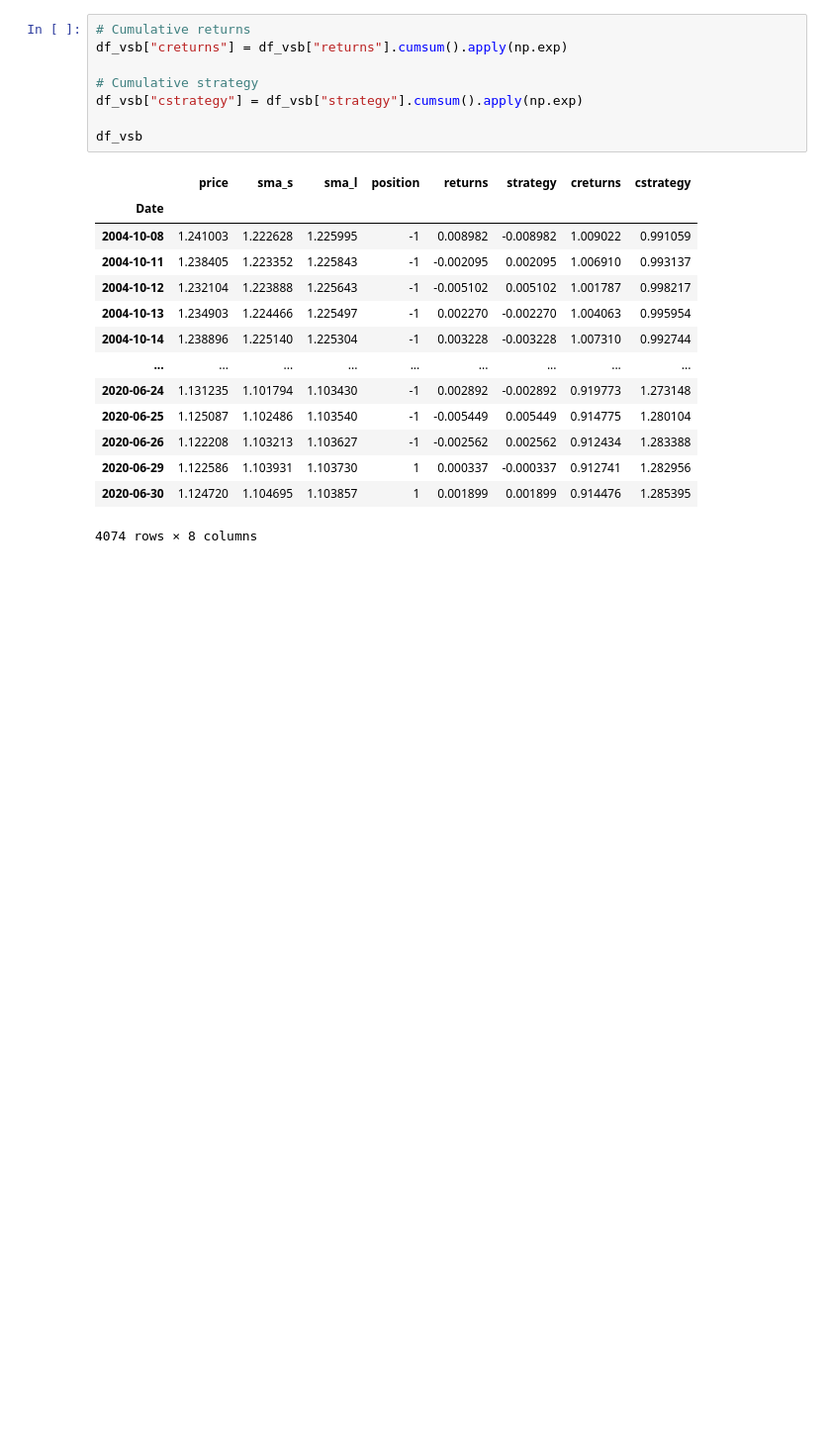
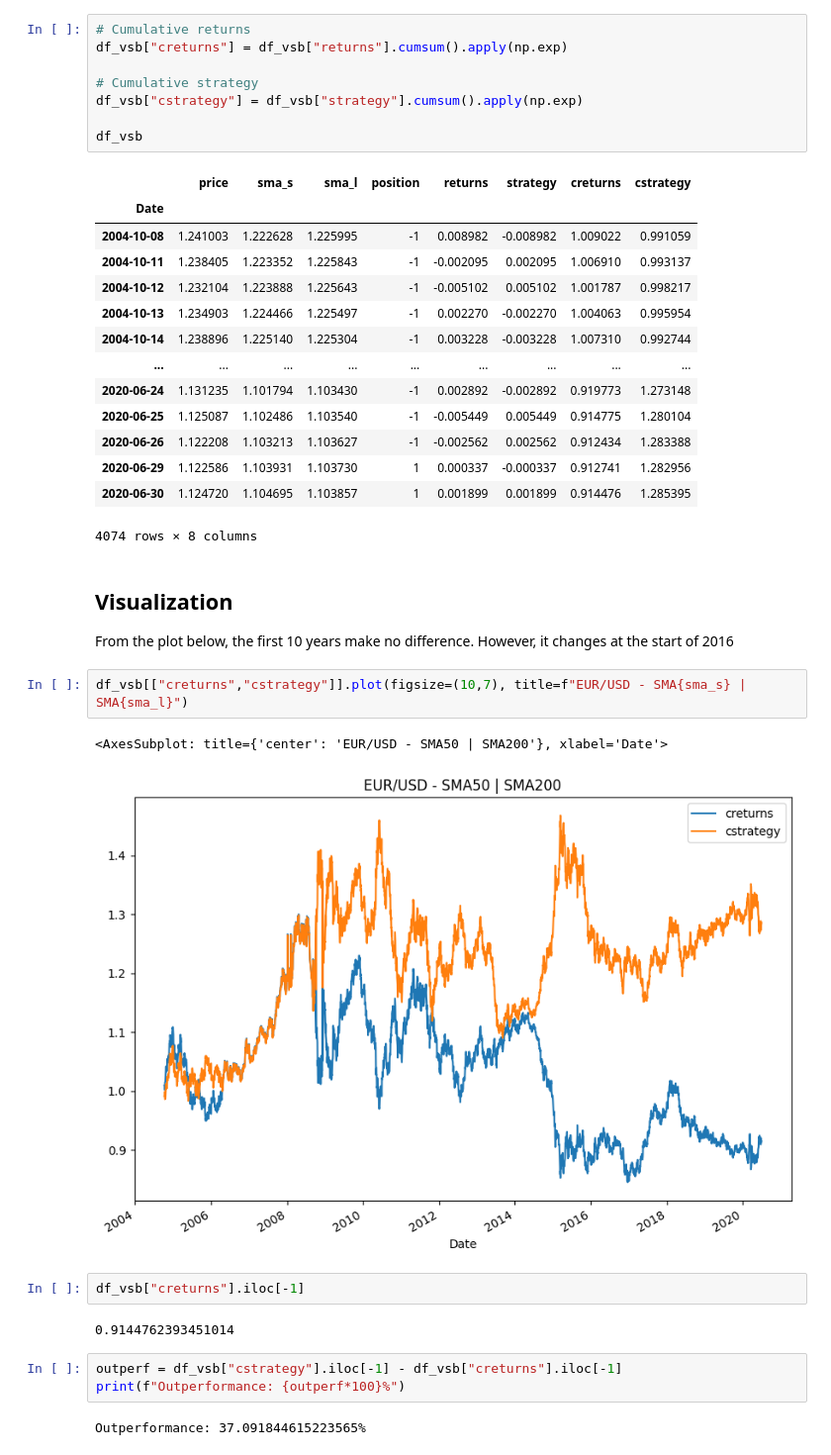
Before and after one commit to northpr/automated_trading, a Jupyter notebook: 03_sma_strategies.ipynb, the cells around one changed output. Shown at 99% size. Drawn from its saved outputs; the diff is of its cells as text; blank space fills up the shorter version.

Commit message:
add visualization for backtesting

```diff
--- a/03_sma_strategies.ipynb
+++ b/03_sma_strategies.ipynb
@@ -423,3 +423,20 @@ df_vsb
 | 2020-06-29 | 1.122586 | 1.103931 | 1.103730 | 1 | 0.000337 | -0.000337 | 0.912741 | 1.282956 |
 | 2020-06-30 | 1.124720 | 1.104695 | 1.103857 | 1 | 0.001899 | 0.001899 | 0.914476 | 1.285395 |
 4074 rows × 8 columns
+# %% [markdown]
+## Visualization
+From the plot below, the first 10 years make no difference. However, it changes at the start of 2016
+# %%
+df_vsb[["creturns","cstrategy"]].plot(figsize=(10,7), title=f"EUR/USD - SMA{sma_s} | SMA{sma_l}")
+# %% [output]
+<AxesSubplot: title={'center': 'EUR/USD - SMA50 | SMA200'}, xlabel='Date'>
+[figure, added]
+# %%
+df_vsb["creturns"].iloc[-1]
+# %% [output]
+0.9144762393451014
+# %%
+outperf = df_vsb["cstrategy"].iloc[-1] - df_vsb["creturns"].iloc[-1]
+print(f"Outperformance: {outperf*100}%")
+# %% [output]
+Outperformance: 37.091844615223565%
```
